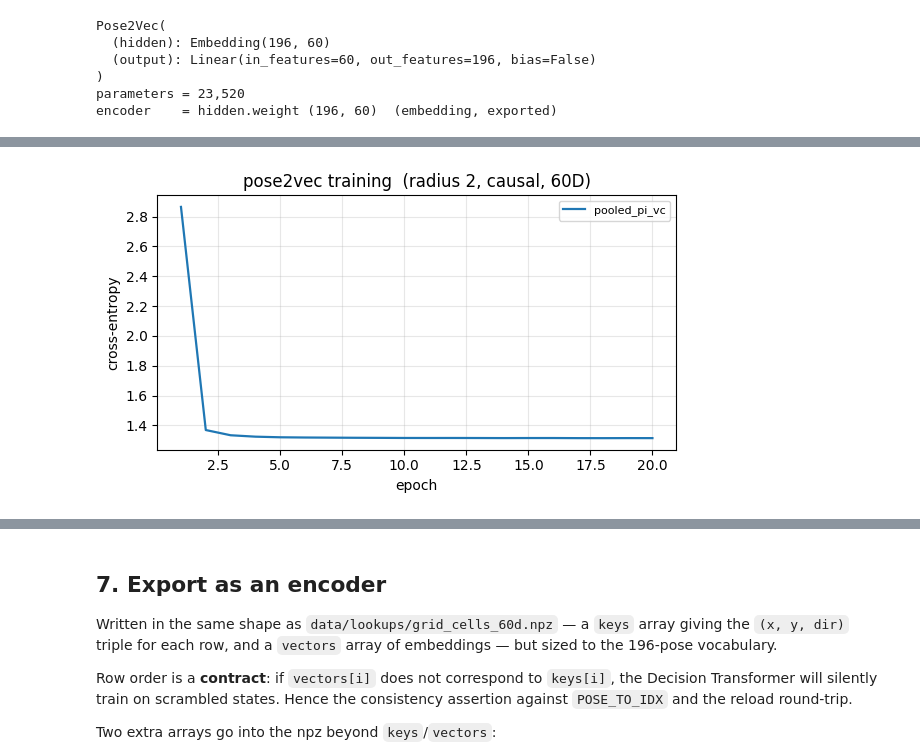
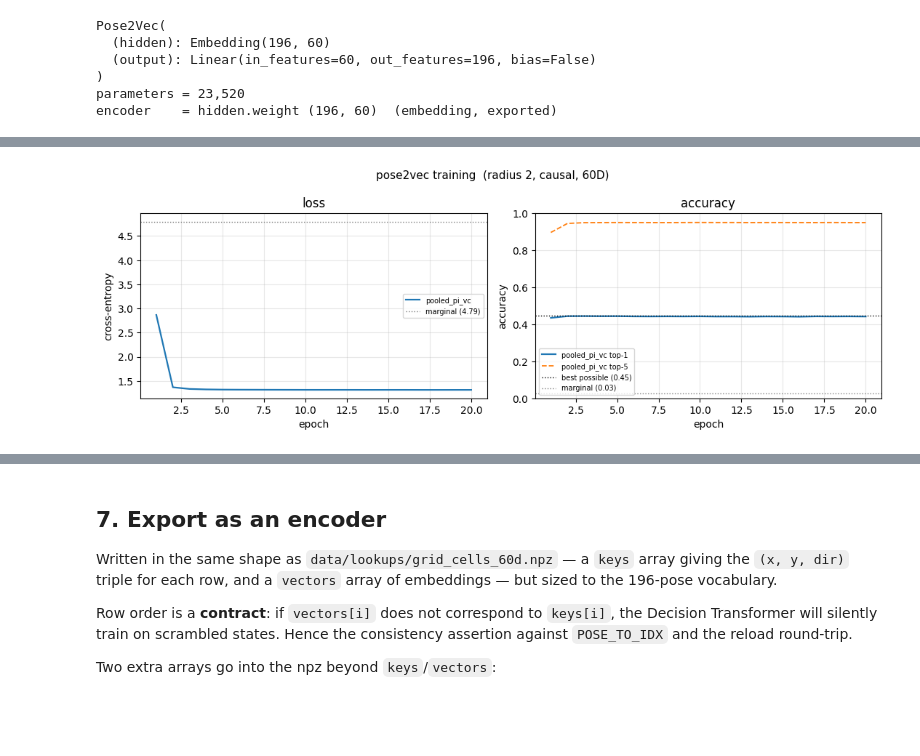
Before and after one commit to ryangrg/corner-maze-rl, a Jupyter notebook: notebooks/cosmos_pose2vec.ipynb, the cells around one changed output, grey strips where cells are left out. Saved outputs shown, nothing was run; the diff lists cells and outputs as text; code cells hidden in the pictures; blank space fills up the shorter version.

```diff
--- a/notebooks/cosmos_pose2vec.ipynb
+++ b/notebooks/cosmos_pose2vec.ipynb
@@ -664,6 +673,13 @@ encoder    = hidden.weight (196, 60)  (embedding, exported)
 import time
 from torch.utils.data import TensorDataset, DataLoader
 import matplotlib.pyplot as plt
+
+
+def _topk_hits(logits, target, ks=(1, 5)):
+    """Per k, how many rows have the true target within their top-k scored poses."""
+    top = logits.topk(max(ks), dim=1).indices           # (B, maxk)
+    hit = (top == target[:, None])
+    return {k: int(hit[:, :k].any(dim=1).sum().item()) for k in ks}
 
 
 def train_one(centres, contexts, label: str, seed: int = SEED):
@@ -677,23 +693,31 @@ def train_one(centres, contexts, label: str, seed: int = SEED):
     ds = TensorDataset(torch.from_numpy(centres), torch.from_numpy(contexts))
     dl = DataLoader(ds, batch_size=BATCH_SIZE, shuffle=True, drop_last=False)
 
-    history, t0 = [], time.time()
+    hist, t0 = {'loss': [], 'top1': [], 'top5': []}, time.time()
     for epoch in range(EPOCHS):
         model.train()
-        total, n = 0.0, 0
+        total, n, c1, c5 = 0.0, 0, 0, 0
         for cb, xb in dl:
             cb, xb = cb.to(DEVICE), xb.to(DEVICE)
             opt.zero_grad()
-            loss = lossf(model(cb), xb)
+            logits = model(cb)
+            loss = lossf(logits, xb)
             loss.backward()
             opt.step()
             total += loss.item() * len(cb)
             n     += len(cb)
-        history.append(total / max(n, 1))
+            with torch.no_grad():                        # accuracy is free — logits already computed
+                h = _topk_hits(logits.detach(), xb, (1, 5))
+            c1 += h[1]; c5 += h[5]
+        hist['loss'].append(total / max(n, 1))
+        hist['top1'].append(c1 / max(n, 1))
+        hist['top5'].append(c5 / max(n, 1))
         if epoch % max(EPOCHS // 10, 1) == 0 or epoch == EPOCHS - 1:
-            print(f'    epoch {epoch:3d}/{EPOCHS}  loss={history[-1]:.4f}')
-    print(f'  {label}: final loss={history[-1]:.4f}  ({time.time() - t0:.1f}s)')
-    return model, history
+            print(f'    epoch {epoch:3d}/{EPOCHS}  loss={hist["loss"][-1]:.4f}  '
+                  f'top1={hist["top1"][-1]:.3f}  top5={hist["top5"][-1]:.3f}')
+    print(f'  {label}: loss={hist["loss"][-1]:.4f}  top1={hist["top1"][-1]:.3f}  '
+          f'top5={hist["top5"][-1]:.3f}  ({time.time() - t0:.1f}s)')
+    return model, hist
 
 
 MODELS, HISTORIES = {}, {}
@@ -701,21 +725,48 @@ for _label, (_c, _ctx) in PAIRS.items():
     print(f'training {_label}  ({len(_c):,} pairs)')
     MODELS[_label], HISTORIES[_label] = train_one(_c, _ctx, _label)
 
-fig, ax = plt.subplots(figsize=(6, 3.5))
+
+# ── Baselines and the top-1 ceiling ───────────────────────────────────
+def _bayes_top1(centres, contexts):
+    """Best achievable top-1: always predict each centre's most common context.
+    No model can beat this — a centre has several valid neighbours but one ranking."""
+    key = centres.astype(np.int64) * VOCAB_SIZE + contexts.astype(np.int64)
+    uniq, cnt = np.unique(key, return_counts=True)      # ascending => grouped by centre
+    ctr = uniq // VOCAB_SIZE
+    bnd = np.concatenate(([0], np.flatnonzero(np.diff(ctr)) + 1, [len(ctr)]))
+    return sum(cnt[a:b].max() for a, b in zip(bnd[:-1], bnd[1:])) / len(centres)
+
+
+_all_ctr = np.concatenate([c for c, _ in PAIRS.values()])
+_all_ctx = np.concatenate([c for _, c in PAIRS.values()])
+_p = np.bincount(_all_ctx, minlength=VOCAB_SIZE) / len(_all_ctx)
+MARGINAL_LOSS = float(-(_p[_p > 0] * np.log(_p[_p > 0])).sum())
+MARGINAL_TOP1 = float(_p.max())                          # always guess the single modal pose
+BAYES_TOP1    = _bayes_top1(_all_ctr, _all_ctx)
+
+# ── Two panels: loss (left) and accuracy (right) ──────────────────────
+fig, (axL, axA) = plt.subplots(1, 2, figsize=(11, 3.8))
 for _label, _h in HISTORIES.items():
-    ax.plot(range(1, len(_h) + 1), _h, label=_label, lw=1.6)
-ax.set_xlabel('epoch'); ax.set_ylabel('cross-entropy')
-ax.set_title(f'pose2vec training  (radius {WINDOW_RADIUS}, '
-             f'{"causal" if CAUSAL else "acausal"}, {HIDDEN_UNITS}D)')
-ax.grid(alpha=0.3)
-if len(HISTORIES) <= 6:
-    ax.legend(fontsize=8)
+    _ep = range(1, len(_h['loss']) + 1)
+    axL.plot(_ep, _h['loss'], lw=1.6, label=_label)
+    axA.plot(_ep, _h['top1'], lw=1.6, label=f'{_label} top-1')
+    axA.plot(_ep, _h['top5'], lw=1.3, ls='--', label=f'{_label} top-5')
+
+axL.axhline(MARGINAL_LOSS, ls=':', color='gray', lw=1, label=f'marginal ({MARGINAL_LOSS:.2f})')
+axL.set_xlabel('epoch'); axL.set_ylabel('cross-entropy'); axL.set_title('loss')
+axL.grid(alpha=0.3); axL.legend(fontsize=7)
+
+axA.axhline(BAYES_TOP1, ls=':', color='black', lw=1, label=f'best possible ({BAYES_TOP1:.2f})')
+axA.axhline(MARGINAL_TOP1, ls=':', color='gray', lw=1, label=f'marginal ({MARGINAL_TOP1:.2f})')
+axA.set_xlabel('epoch'); axA.set_ylabel('accuracy'); axA.set_title('accuracy')
+axA.set_ylim(0, 1); axA.grid(alpha=0.3); axA.legend(fontsize=7)
+
+fig.suptitle(f'pose2vec training  (radius {WINDOW_RADIUS}, '
+             f'{"causal" if CAUSAL else "acausal"}, {HIDDEN_UNITS}D)', fontsize=11)
 plt.tight_layout(); plt.show()
 
-# A useful reference point: predicting the marginal pose distribution.
-_all_ctx = np.concatenate([c for _, c in PAIRS.values()])
-_p = np.bincount(_all_ctx, minlength=VOCAB_SIZE) / len(_all_ctx)
-print(f'uniform-guess loss   = {np.log(VOCAB_SIZE):.4f}')
-print(f'marginal-guess loss  = {-(_p[_p > 0] * np.log(_p[_p > 0])).sum():.4f}')
+print(f'uniform-guess   loss {np.log(VOCAB_SIZE):.4f}   top1 {1 / VOCAB_SIZE:.3f}')
+print(f'marginal-guess  loss {MARGINAL_LOSS:.4f}   top1 {MARGINAL_TOP1:.3f}   (always the modal pose)')
+print(f'best-possible                    top1 {BAYES_TOP1:.3f}   (per-centre modal context = ceiling)')
 # %% [output]
 training pooled_pi_vc  (443,774 pairs)
@@ -734 +785 @@ training pooled_pi_vc  (443,774 pairs)
-[figure, old version]
+[figure, new version]
```
Also changed, not shown: parts of 3 cells of this notebook.
